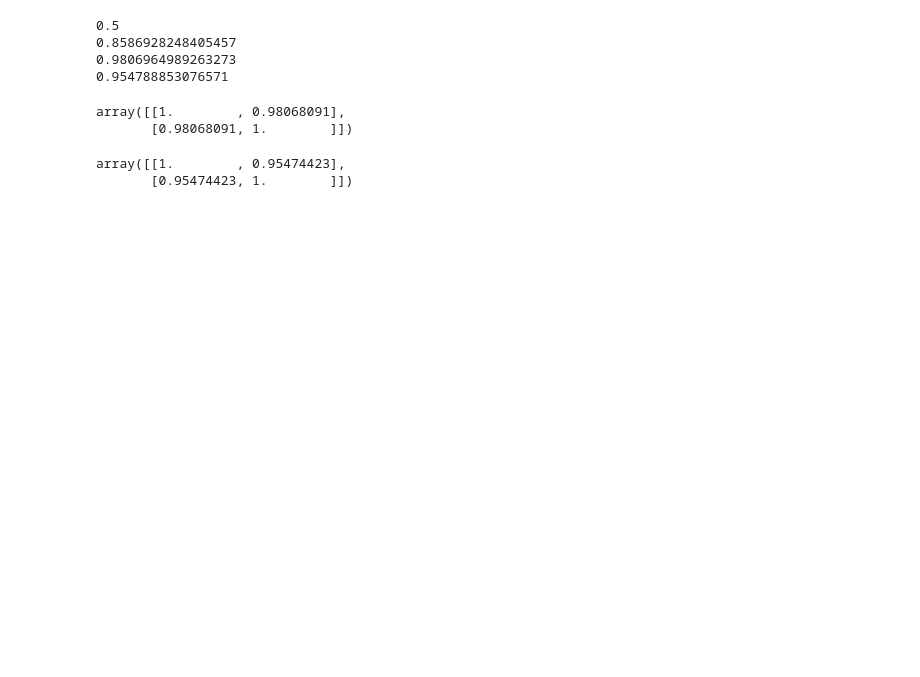
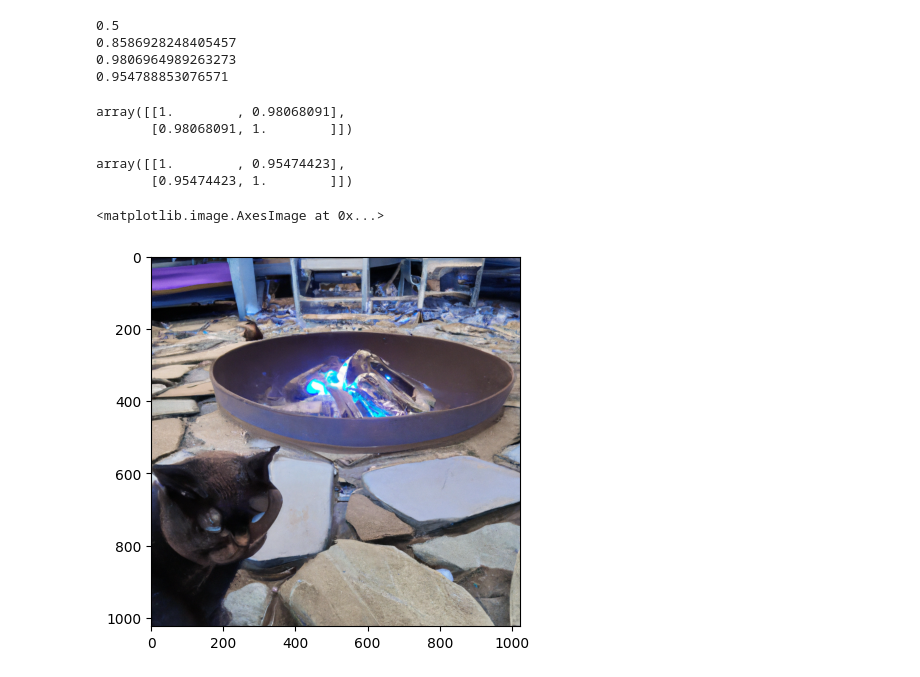
Before and after one commit to yiqiao-yin/WYN-LLM, a Jupyter notebook: docs/tutorial.ipynb, the cells around one changed output. Drawn from its saved outputs; the diff is of its cells as text; code cells hidden in the pictures; blank space fills up the shorter version.

Commit message:
func added for text to img

```diff
--- a/docs/tutorial.ipynb
+++ b/docs/tutorial.ipynb
@@ -51,0 +70,2 @@ array([[1.        , 0.95474423],
+# %%
+img = text_to_img("a cat is in front of a firepit")
@@ -51,0 +74,5 @@ array([[1.        , 0.95474423],
+# %%
+plt.imshow(img)
+# %% [output]
+<matplotlib.image.AxesImage at 0x...>
+[figure, added]
```
Also changed, not shown: parts of 3 cells of this notebook, 2 other files.
